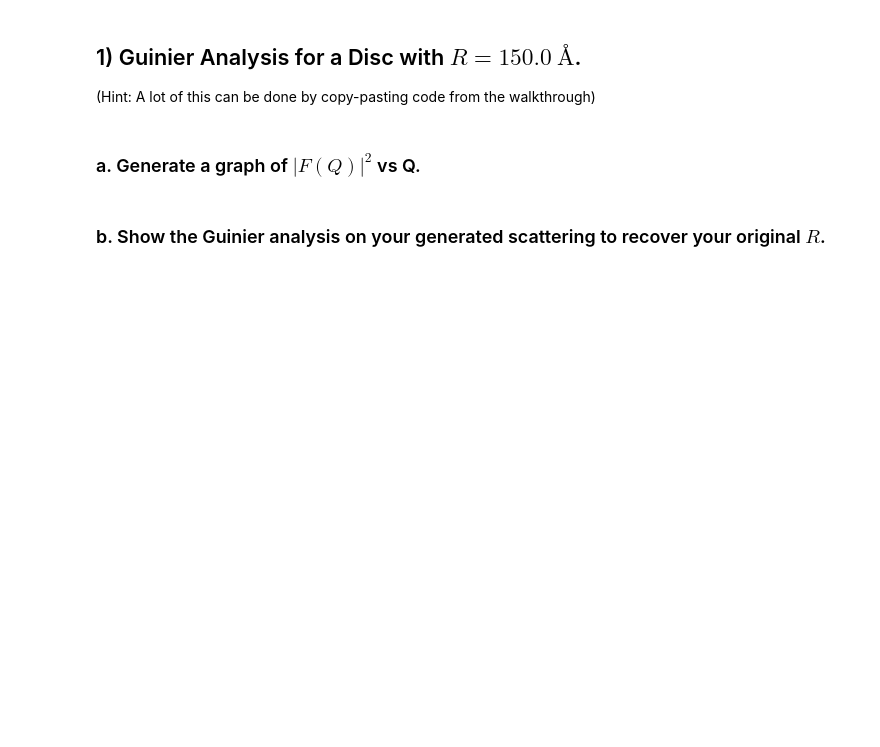
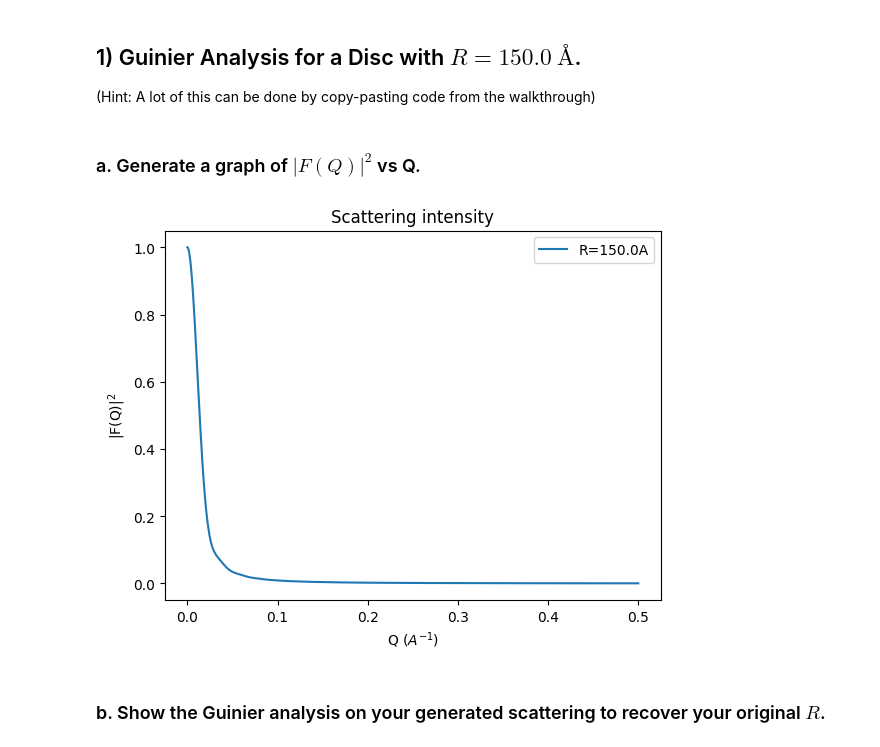
Before and after one commit to AngleKit/MSE7530Codes, a Jupyter notebook: Assignments/Assignment4.ipynb, the cells around one changed output. Saved outputs shown, nothing was run; the diff lists cells and outputs as text; code cells hidden in the pictures; blank space fills up the shorter version.

```diff
--- a/Assignments/Assignment4.ipynb
+++ b/Assignments/Assignment4.ipynb
@@ -420,2 +469,17 @@ ax.set_title('Bi-modal system')
+# %%
+qrange = np.linspace(0.0001, 0.5, 1000)
+r = 150.0
+experimental_FQ2 = FQ2_disc(r, qrange)
+
+fig, ax = plt.subplots()
+ax.plot(qrange, experimental_FQ2, label=f'R={r}A')
+ax.set_xlabel('Q ($A^{-1}$)')
+ax.set_ylabel('|F(Q)|$^{2}$')
+ax.set_title('Scattering intensity')
+ax.legend()
+
+plt.show()
+# %% [output]
+[figure, added]
 # %% [markdown]
 ### b. Show the Guinier analysis on your generated scattering to recover your original $R$.
```
Also changed, not shown: parts of 39 cells of this notebook.
